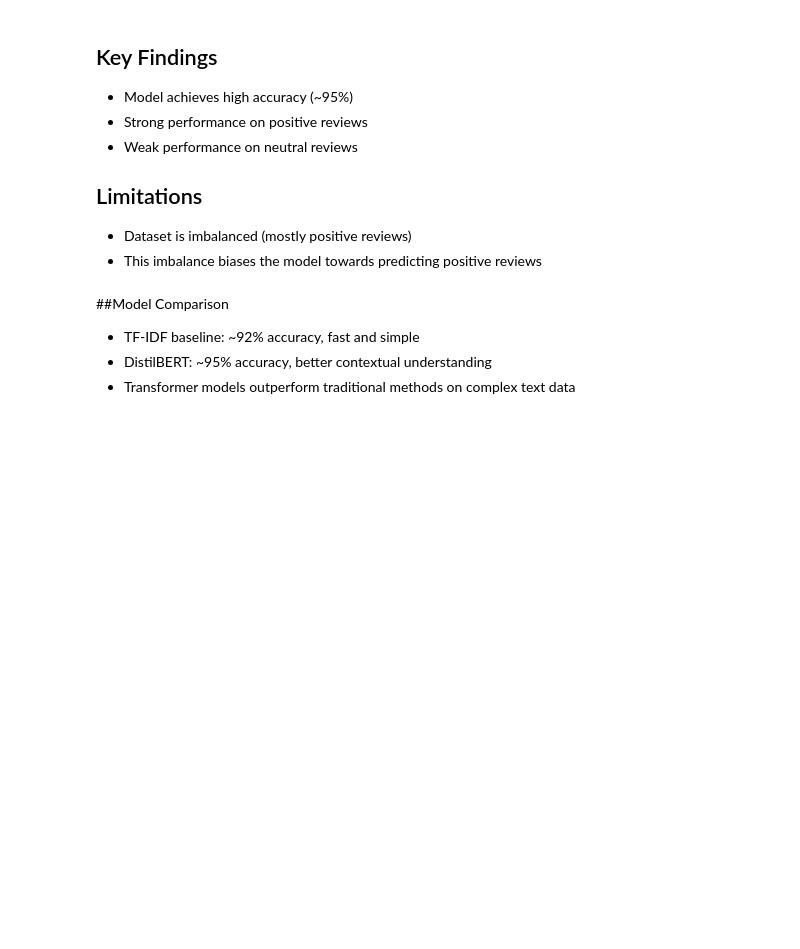
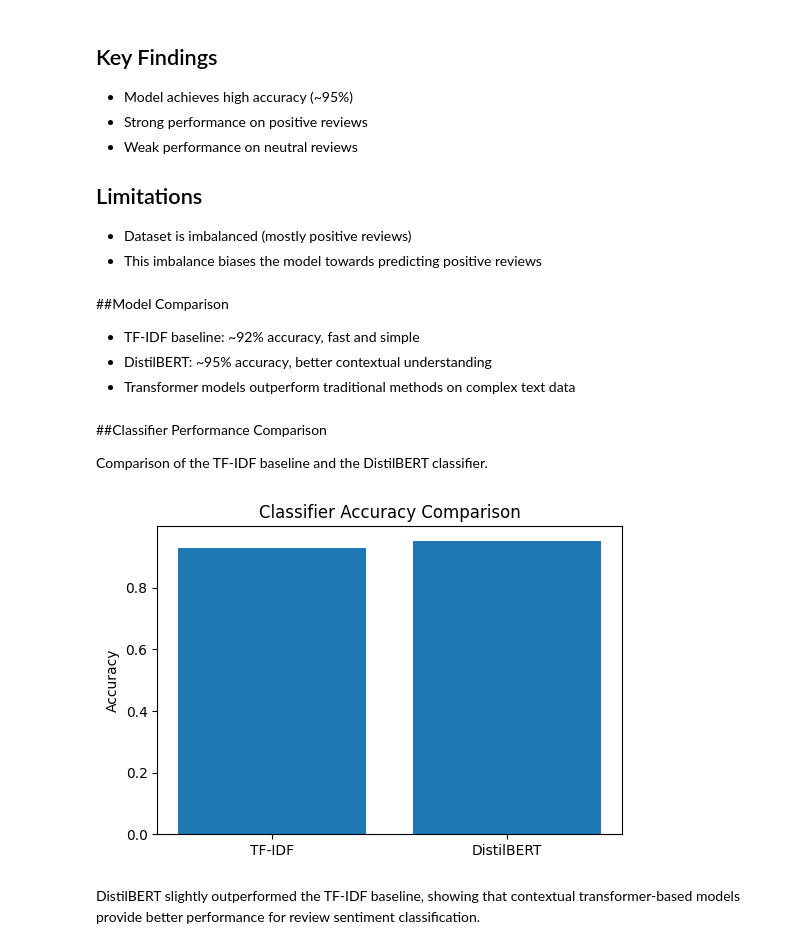
Before and after one commit to DimiGretsistas/Automated-Customers-Reviews-Project, a Jupyter notebook: notebooks/02_classifier.ipynb, the cells around one changed output. Saved outputs shown, nothing was run; the diff lists cells and outputs as text; code cells hidden in the pictures; blank space fills up the shorter version.

Commit message:
Added comparison of classifier

```diff
--- a/notebooks/02_classifier.ipynb
+++ b/notebooks/02_classifier.ipynb
@@ -434,3 +434,28 @@ plt.show()
 - TF-IDF baseline: ~92% accuracy, fast and simple
 - DistilBERT: ~95% accuracy, better contextual understanding
 - Transformer models outperform traditional methods on complex text data
+# %% [markdown]
+##Classifier Performance Comparison
+
+Comparison of the TF-IDF baseline and the DistilBERT classifier.
+# %%
+import matplotlib.pyplot as plt
+
+#model names
+models = ["TF-IDF", "DistilBERT"]
+
+#accuracy scores
+accuracy_scores = [0.9278, 0.9517]
+
+#create chart
+plt.figure(figsize=(6, 4))
+plt.bar(models, accuracy_scores)
+
+plt.ylabel("Accuracy")
+plt.title("Classifier Accuracy Comparison")
+
+plt.show()
+# %% [output]
+[figure, added]
+# %% [markdown]
+DistilBERT slightly outperformed the TF-IDF baseline, showing that contextual transformer-based models provide better performance for review sentiment classification.
```
Also changed, not shown: parts of 4 cells of this notebook.
